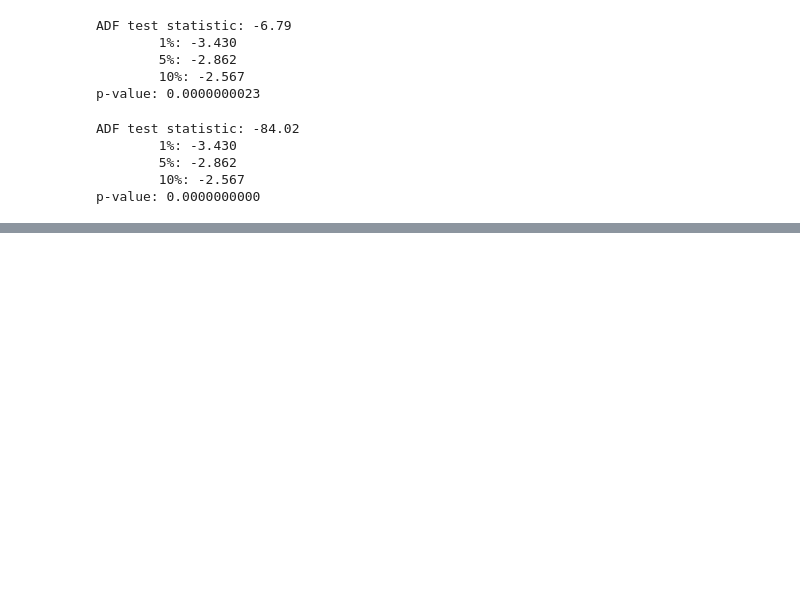
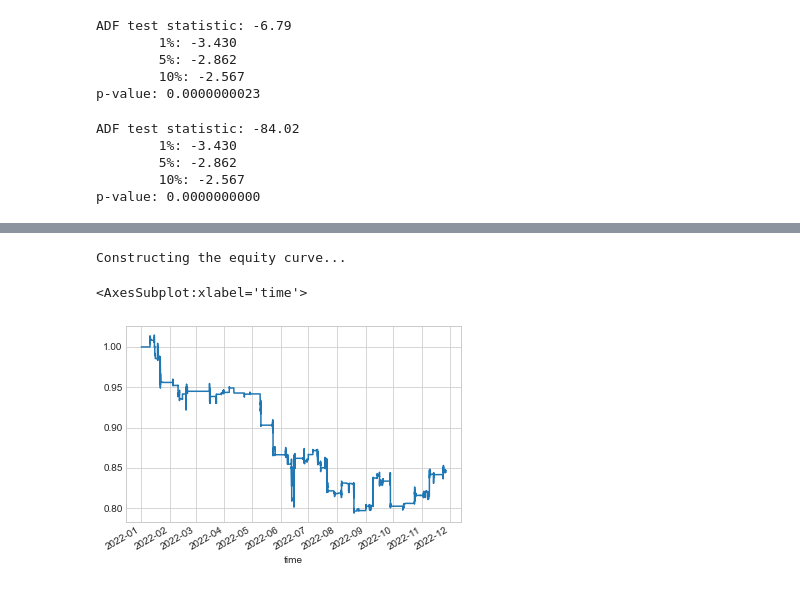
Before and after one commit to BabyChouSr/crypto-pairs-trading, a Jupyter notebook: Crypto Pairs Trading with Kalman Filtering Final.ipynb, the cells around one changed output, grey strips where cells are left out. Cells and saved outputs as stored; diff of their text form; code cells hidden in the pictures; blank space fills up the shorter version.

```diff
--- a/Crypto Pairs Trading with Kalman Filtering Final.ipynb
+++ b/Crypto Pairs Trading with Kalman Filtering Final.ipynb
@@ -445,0 +452,7 @@ DatetimeIndex(['2022-10-27 00:03:00', '2022-10-27 00:04:00',
+# %%
+port = calc_returns(btc_neo_strat_1_data,"btc_price", "neo_price")
+port['returns'].plot()
+# %% [output]
+Constructing the equity curve...
+<AxesSubplot:xlabel='time'>
+[figure, added]
```
Also changed, not shown: parts of 19 cells of this notebook.
